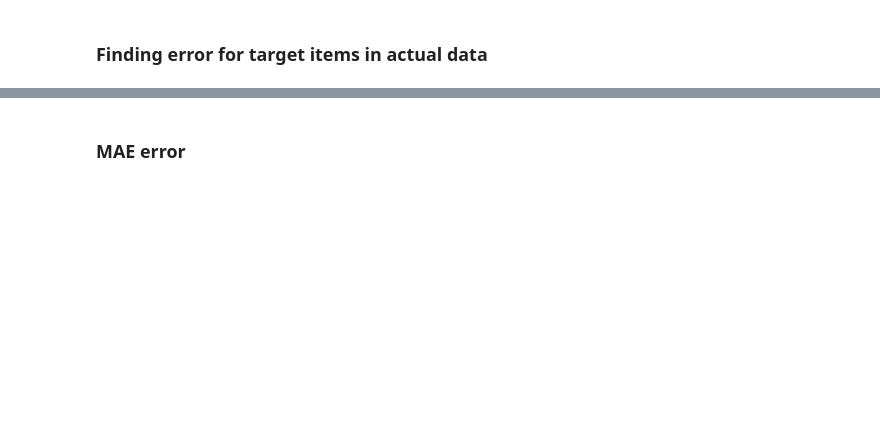
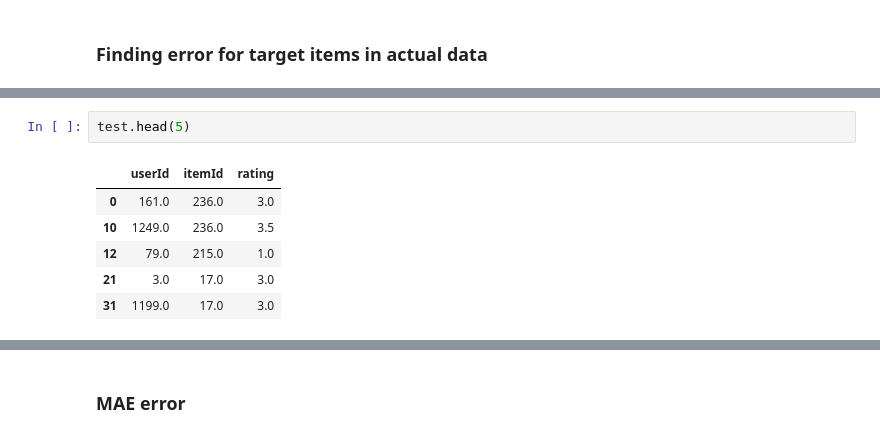
Before and after one commit to suryaprakashsahu/AttackProfileDetectionRS, a Jupyter notebook: filmtrust/User-Based-Recommendation/Step_I_user_NukeAttack.ipynb, the cells around one changed output, grey strips where cells are left out. Drawn from its saved outputs; the diff is of its cells as text; blank space fills up the shorter version.

```diff
--- a/filmtrust/User-Based-Recommendation/Step_I_user_NukeAttack.ipynb
+++ b/filmtrust/User-Based-Recommendation/Step_I_user_NukeAttack.ipynb
@@ -106,3 +138,12 @@ print (target_item_error_in_actual_data)
+# %%
+test.head(5)
+# %% [output]
+|  | userId | itemId | rating |
+| 0 | 161.0 | 236.0 | 3.0 |
+| 10 | 1249.0 | 236.0 | 3.5 |
+| 12 | 79.0 | 215.0 | 1.0 |
+| 21 | 3.0 | 17.0 | 3.0 |
+| 31 | 1199.0 | 17.0 | 3.0 |
 # %%
 t1=time.time()
 for index,i in enumerate(test.itertuples(),1):
```
Also changed, not shown: parts of 24 cells of this notebook, 7 other files.
